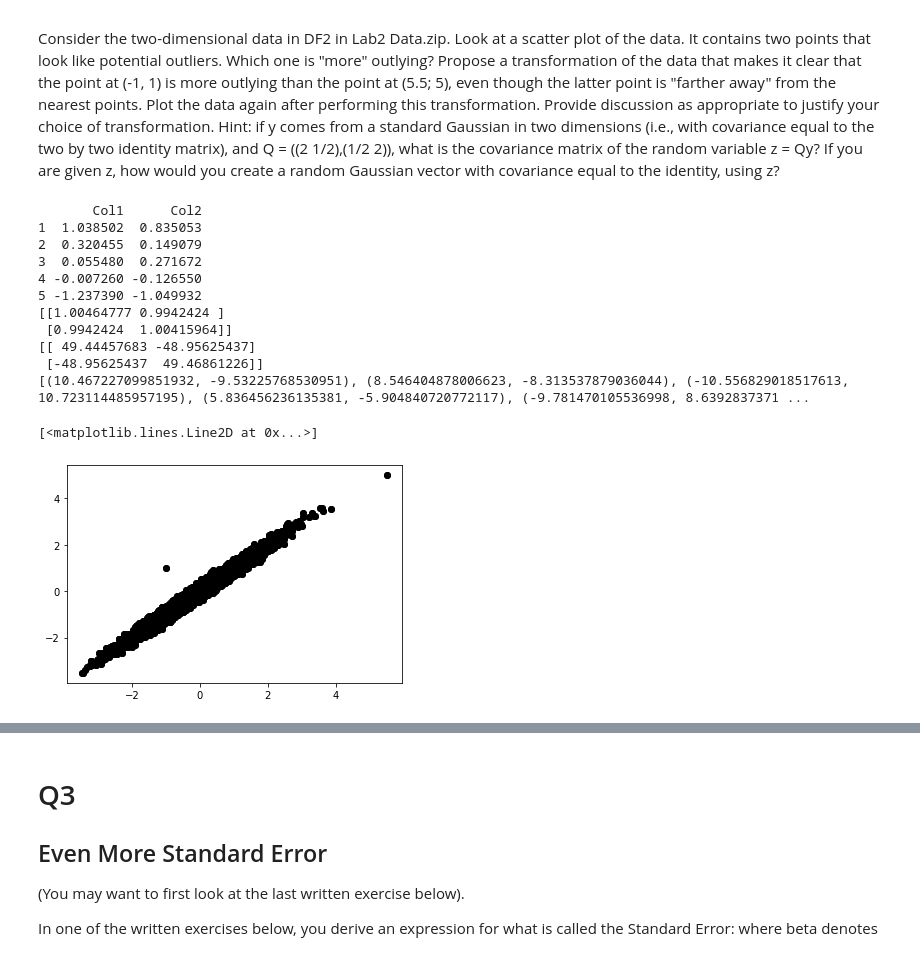
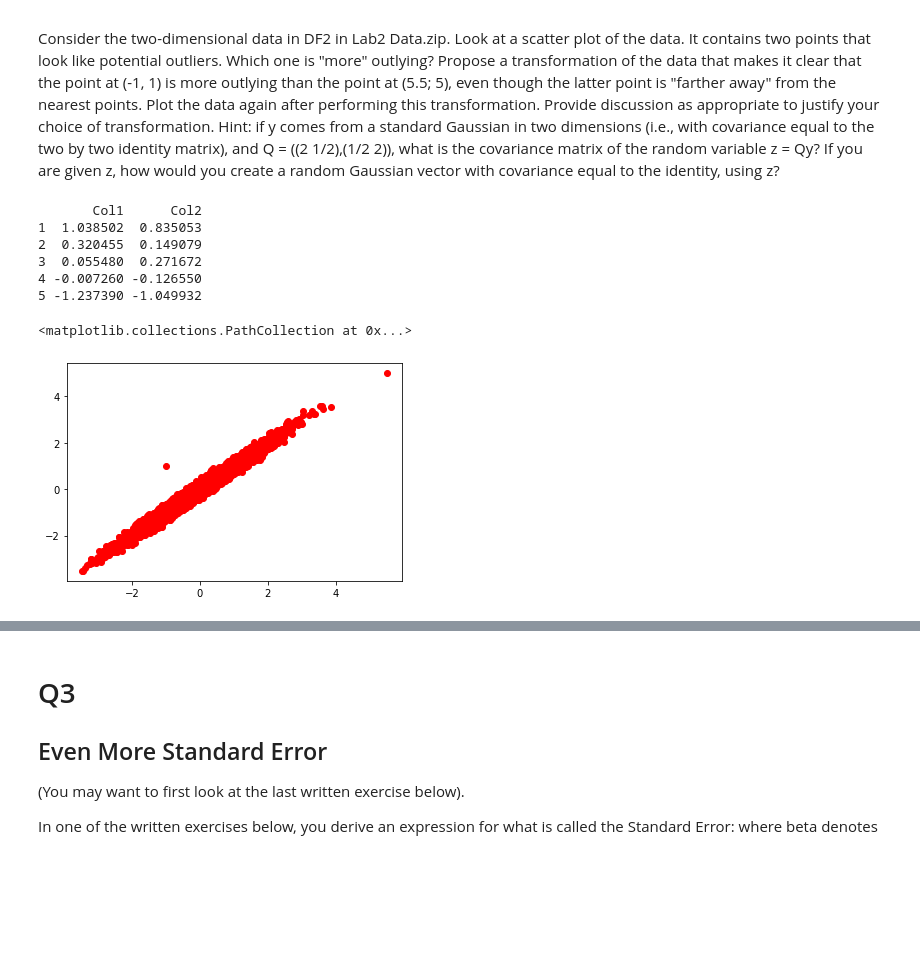
Before and after one commit to PriyadarshanPatil/EE-460J-Labs, a Jupyter notebook: Lab2/Lab_2_Patil.ipynb, the cells around one changed output, grey strips where cells are left out. Drawn from its saved outputs; the diff is of its cells as text; code cells hidden in the pictures; blank space fills up the shorter version.

```diff
--- a/Lab2/Lab_2_Patil.ipynb
+++ b/Lab2/Lab_2_Patil.ipynb
@@ -117,37 +117,25 @@ what is the covariance matrix of the random variable z = Qy? If you are given z,
 # %%
 file_name = "Lab2_data.zip"
 
 with ZipFile(file_name, 'r') as zip:
     # extracting all the files
     # print('Extracting all the files now...')
     zip.extractall()
     # print('Done')
 
 header_list = ["Col0", "Col1", "Col2"]
 df2 = pd.read_csv("DF2", header=None, names = header_list)
 df2 = df2.iloc[1:]
 df2 = df2.drop(columns = ["Col0"])
 print(df2.head())
 
-
-plt.plot(df2.Col1, df2.Col2, 'o', color='black')
-
-cov_mat = np.cov(np.transpose(df2))
-
-cov_mat_inv = np.linalg.inv(cov_mat)
-print(cov_mat)
-print(cov_mat_inv)
+plt.scatter(df2['Col1'].to_numpy(), df2['Col2'].to_numpy())
 # %% [output]
        Col1      Col2
 1  1.038502  0.835053
 2  0.320455  0.149079
 3  0.055480  0.271672
 4 -0.007260 -0.126550
 5 -1.237390 -1.049932
-[[1.00464777 0.9942424 ]
- [0.9942424  1.00415964]]
-[[ 49.44457683 -48.95625437]
- [-48.95625437  49.46861226]]
-[(10.467227099851932, -9.53225768530951), (8.546404878006623, -8.313537879036044), (-10.556829018517613, 10.723114485957195), (5.836456236135381, -5.904840720772117), (-9.781470105536998, 8.6392837371 ...
-[<matplotlib.lines.Line2D at 0x...>]
+<matplotlib.collections.PathCollection at 0x...>
-[figure, old version]
+[figure, new version]
```
Also changed, not shown: parts of 6 cells of this notebook, 3 other files.
